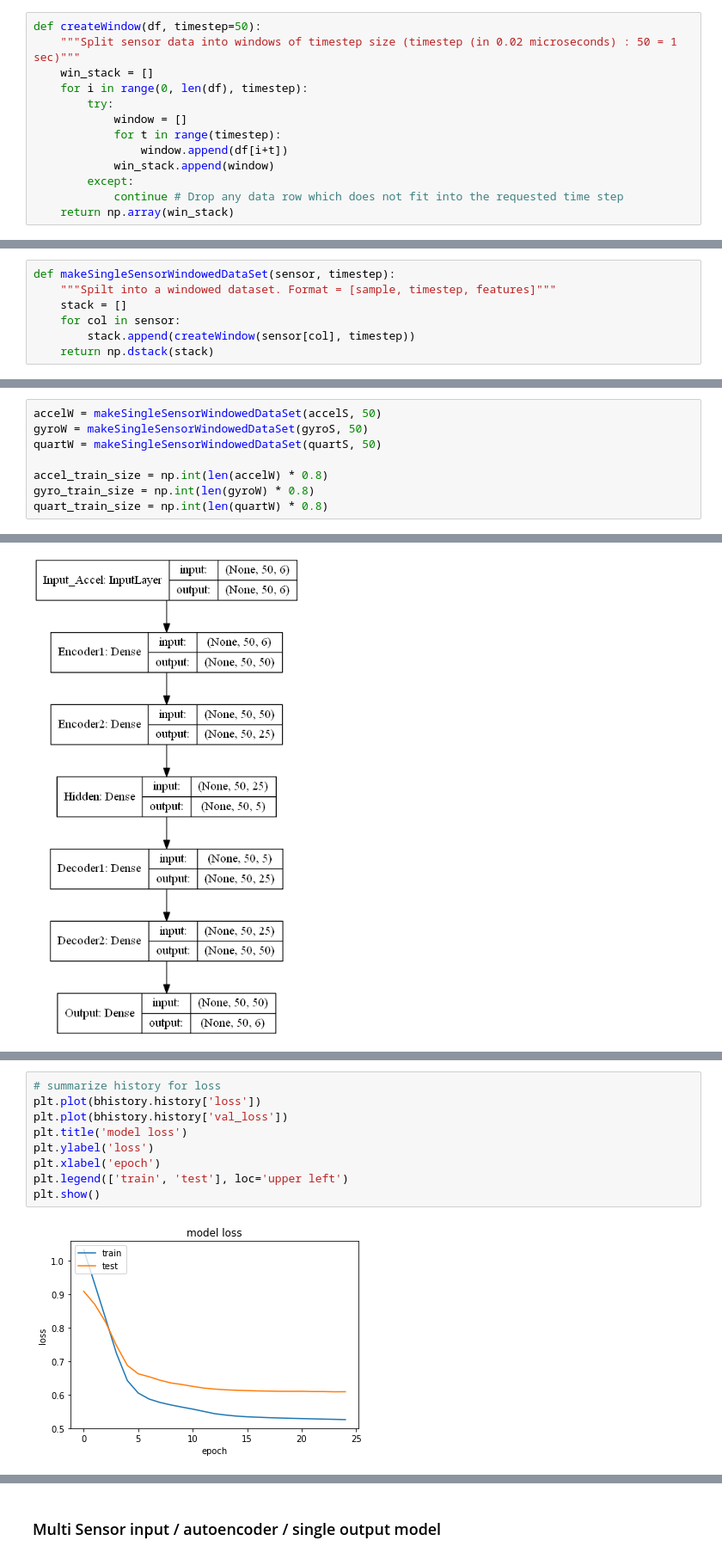
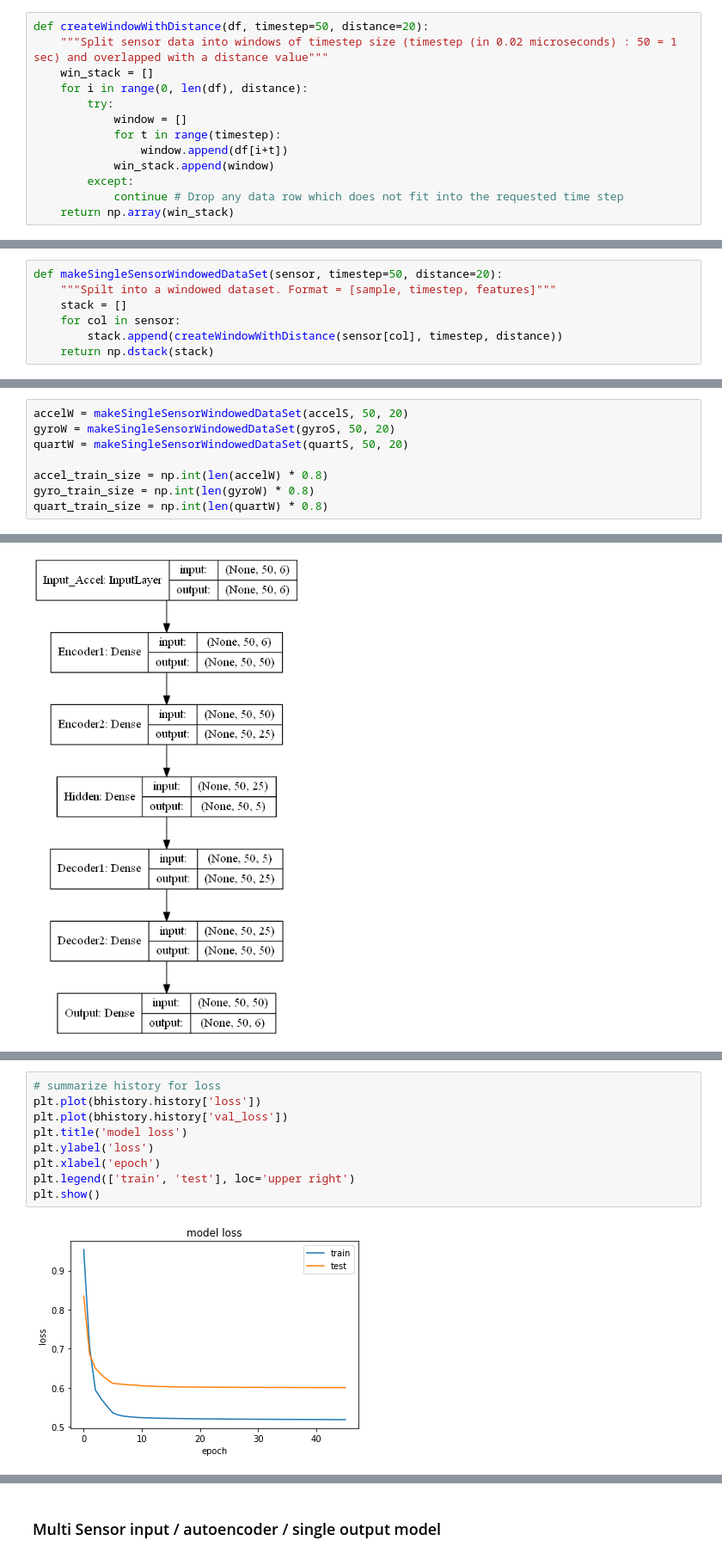
Before and after one commit to raymondng76/PRS-ISSM-2019-09-09-IS1FT-CA3, a Jupyter notebook: code/CA3.ipynb, the cells around one changed output, grey strips where cells are left out. Shown at 86% size. Cells and saved outputs as stored; diff of their text form.

```diff
--- a/code/CA3.ipynb
+++ b/code/CA3.ipynb
@@ -100,10 +100,10 @@ def splitSensor(df):
     idx_quart = [76, 77, 78, 79, 102, 103, 104, 105]
     return df[idx_accel], df[idx_gyro], df[idx_quart]
 # %%
-def createWindow(df, timestep=50):
-    """Split sensor data into windows of timestep size (timestep (in 0.02 microseconds) : 50 = 1 sec)"""
+def createWindowWithDistance(df, timestep=50, distance=20):
+    """Split sensor data into windows of timestep size (timestep (in 0.02 microseconds) : 50 = 1 sec) and overlapped with a distance value"""
     win_stack = []
-    for i in range(0, len(df), timestep):
+    for i in range(0, len(df), distance):
         try:
             window = []
             for t in range(timestep):
@@ -150,10 +150,10 @@ def makeAllSensorWindowedDataSet(accel, gyro, quart, timestep):
     return np.dstack(stack)
 # %%
-def makeSingleSensorWindowedDataSet(sensor, timestep):
+def makeSingleSensorWindowedDataSet(sensor, timestep=50, distance=20):
     """Spilt into a windowed dataset. Format = [sample, timestep, features]"""
     stack = []
     for col in sensor:
-        stack.append(createWindow(sensor[col], timestep))
+        stack.append(createWindowWithDistance(sensor[col], timestep, distance))
     return np.dstack(stack)
 # %% [markdown]
 ### Create base sensor dataset
@@ -210,9 +210,9 @@ quartS.head()
 # %% [markdown]
 ### Create windowed dataset
 # %%
-accelW = makeSingleSensorWindowedDataSet(accelS, 50)
-gyroW = makeSingleSensorWindowedDataSet(gyroS, 50)
-quartW = makeSingleSensorWindowedDataSet(quartS, 50)
+accelW = makeSingleSensorWindowedDataSet(accelS, 50, 20)
+gyroW = makeSingleSensorWindowedDataSet(gyroS, 50, 20)
+quartW = makeSingleSensorWindowedDataSet(quartS, 50, 20)
 
 accel_train_size = np.int(len(accelW) * 0.8)
 gyro_train_size = np.int(len(gyroW) * 0.8)
@@ -337,11 +334,11 @@ plt.show()
 # %%
 # summarize history for loss
 plt.plot(bhistory.history['loss'])
 plt.plot(bhistory.history['val_loss'])
 plt.title('model loss')
 plt.ylabel('loss')
 plt.xlabel('epoch')
-plt.legend(['train', 'test'], loc='upper left')
+plt.legend(['train', 'test'], loc='upper right')
 plt.show()
 # %% [output]
-[figure, old version]
+[figure, new version]
```
Also changed, not shown: parts of 11 cells of this notebook.
